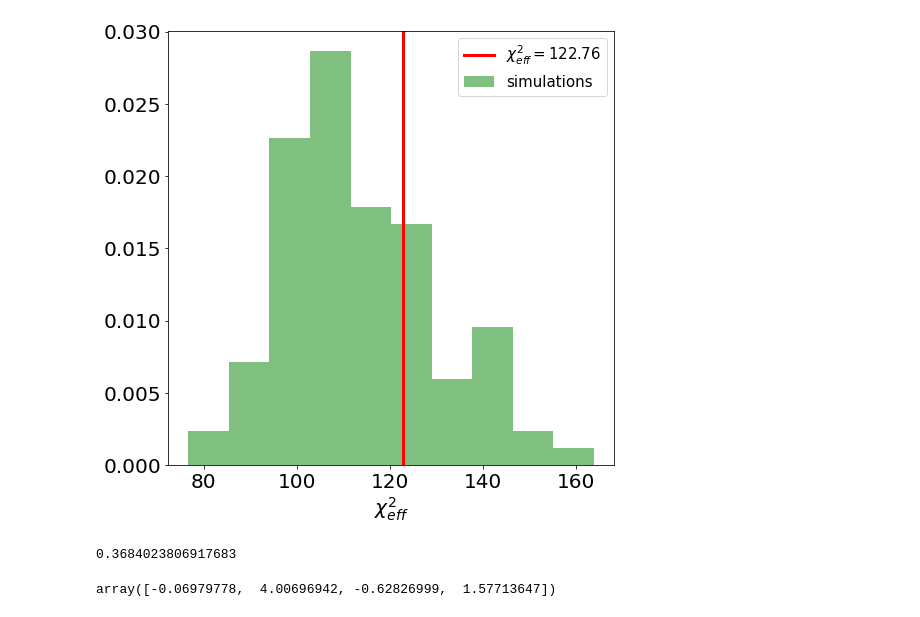
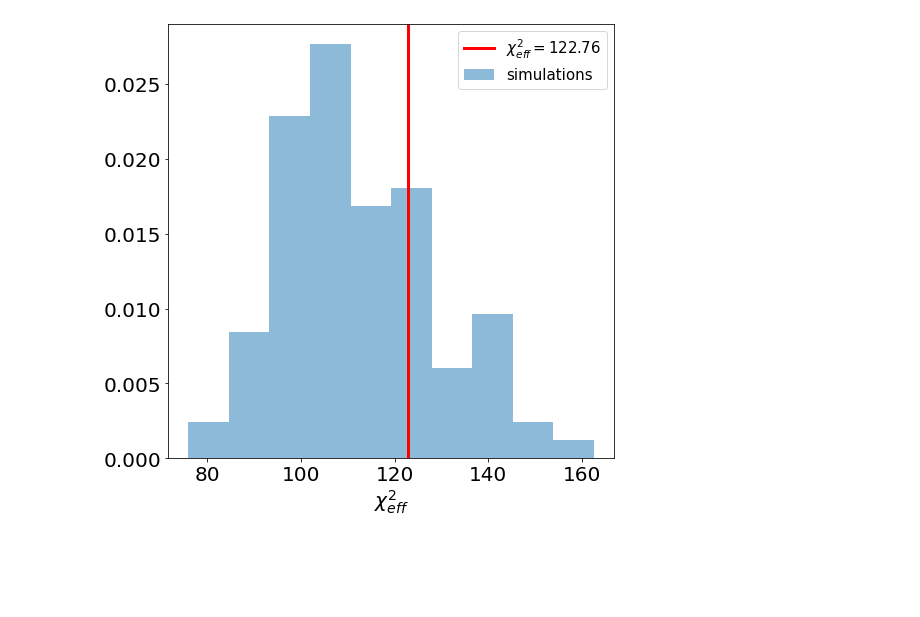
Before and after one commit to antolonappan/PB_LP_final, a Jupyter notebook: z_chi_eff.ipynb, the cells around one changed output. Cells and saved outputs as stored; diff of their text form; code cells hidden in the pictures; blank space fills up the shorter version.

```diff
--- a/z_chi_eff.ipynb
+++ b/z_chi_eff.ipynb
@@ -4,33 +4,25 @@ import numpy as np
 import matplotlib.pyplot as plt
 # %%
 dof='__gm_dof'
-mc_file = f"workspace/comp_sep/cmb_r0p00__dust_prior_beta_alpha__noise{dof}/data/mcmc.hdf5"
+mc_file = f"workspace/comp_sep/cmb_r0p00__dust_prior_beta_alpha__noise{dof}/data/mcmc_trial.hdf5"
 # %%
 sim_mc_filebase = "workspace/comp_sep/cmb_r0p00__dust_prior_beta_alpha__noise__gm_dof"
 # %%
-mc_dat = h5py.File(mc_file,'r')
-chi = mc_dat['chi2_eff'].value
+mc_dat =  h5py.File(mc_file,'r')
+chi = mc_dat['chi2_eff'][...]
 # %%
 chi_sim = []
 for i in range(96):
     mc_local_dat = h5py.File(f"{sim_mc_filebase}/sim{i:03}/mcmc.hdf5",'r')
-    chi_sim.append(mc_local_dat["chi2_eff"].value)
+    chi_sim.append(float(mc_local_dat["chi2_eff"][...]))
 # %%
 plt.figure(figsize=(8,8))
-null = plt.hist(chi_sim,bins=10,color='g',density=True,alpha=.5,label='simulations')
+null = plt.hist(chi_sim,bins=10,density=True,alpha=.5,label='simulations')
 plt.axvline(chi,label='$\chi_{eff}^2=$'+f"{chi:.2f}",c='r',lw=3)
 plt.xticks(fontsize='20')
 plt.yticks(fontsize='20')
 plt.xlabel('$\chi^2_{eff}$', fontsize='20')
 plt.legend(fontsize='15')
 plt.savefig(f"plots/hist{dof}.png",bbox_inches='tight')
 # %% [output]
-[figure, old version]
+[figure, new version]
-# %%
-mc_dat['95cl'].value
-# %% [output]
-0.3684023806917683
-# %%
-mc_dat['best_fit'].value
-# %% [output]
-array([-0.06979778,  4.00696942, -0.62826999,  1.57713647])
```
Also changed, not shown: 12 other files.
